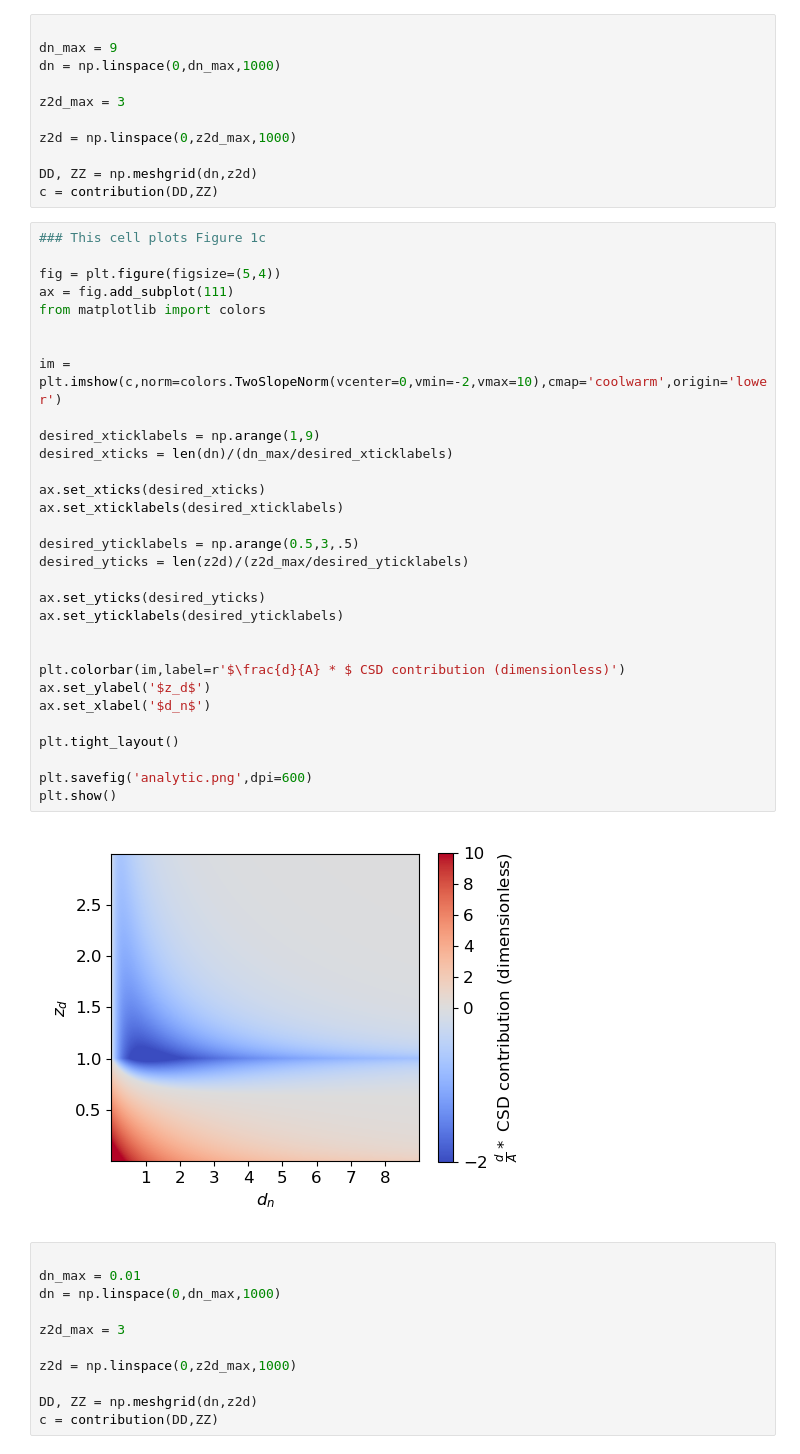
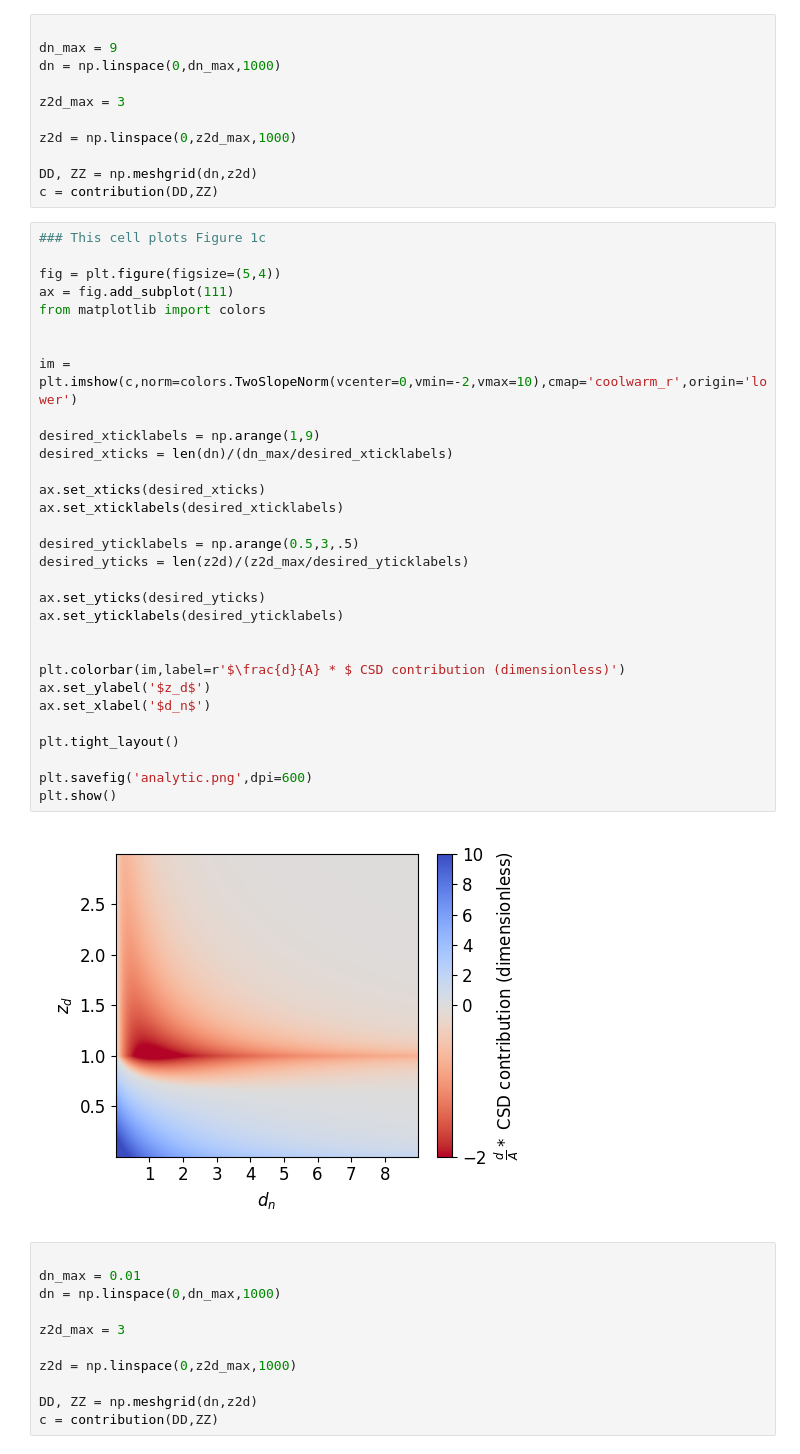
Before and after one commit to joseph-tharayil/csd_paper, a Jupyter notebook: Analytic.ipynb, the cells around one changed output. Cells and saved outputs as stored; diff of their text form.

```diff
--- a/Analytic.ipynb
+++ b/Analytic.ipynb
@@ -38,35 +38,35 @@ c = contribution(DD,ZZ)
 ### This cell plots Figure 1c
 
 fig = plt.figure(figsize=(5,4))
 ax = fig.add_subplot(111)
 from matplotlib import colors
 
 
-im = plt.imshow(c,norm=colors.TwoSlopeNorm(vcenter=0,vmin=-2,vmax=10),cmap='coolwarm',origin='lower')
+im = plt.imshow(c,norm=colors.TwoSlopeNorm(vcenter=0,vmin=-2,vmax=10),cmap='coolwarm_r',origin='lower')
 
 desired_xticklabels = np.arange(1,9)
 desired_xticks = len(dn)/(dn_max/desired_xticklabels)
 
 ax.set_xticks(desired_xticks)
 ax.set_xticklabels(desired_xticklabels)
 
 desired_yticklabels = np.arange(0.5,3,.5)
 desired_yticks = len(z2d)/(z2d_max/desired_yticklabels)
 
 ax.set_yticks(desired_yticks)
 ax.set_yticklabels(desired_yticklabels)
 
 
 plt.colorbar(im,label=r'$\frac{d}{A} * $ CSD contribution (dimensionless)')
 ax.set_ylabel('$z_d$')
 ax.set_xlabel('$d_n$')
 
 plt.tight_layout()
 
 plt.savefig('analytic.png',dpi=600)
 plt.show()
 # %% [output]
-[figure, old version]
+[figure, new version]
 # %%
 
 dn_max = 0.01
```
Also changed, not shown: parts of 1 cell of this notebook, 2 other files.
